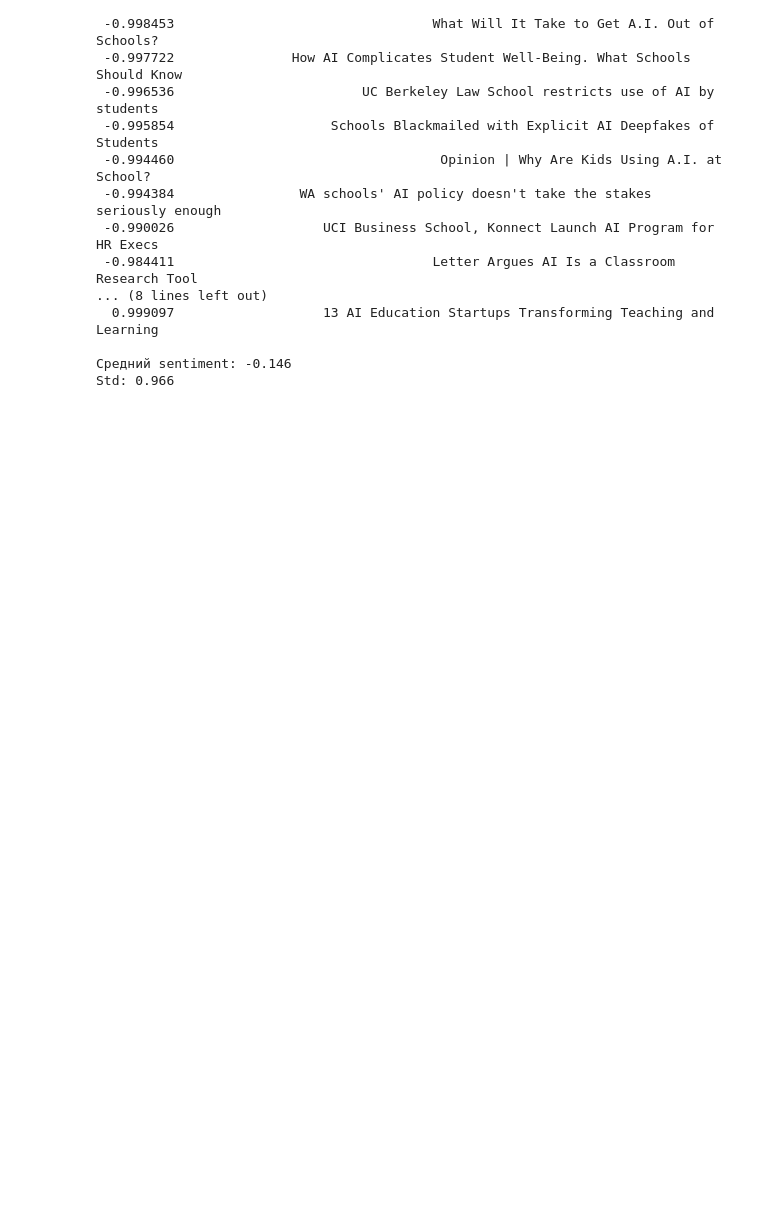
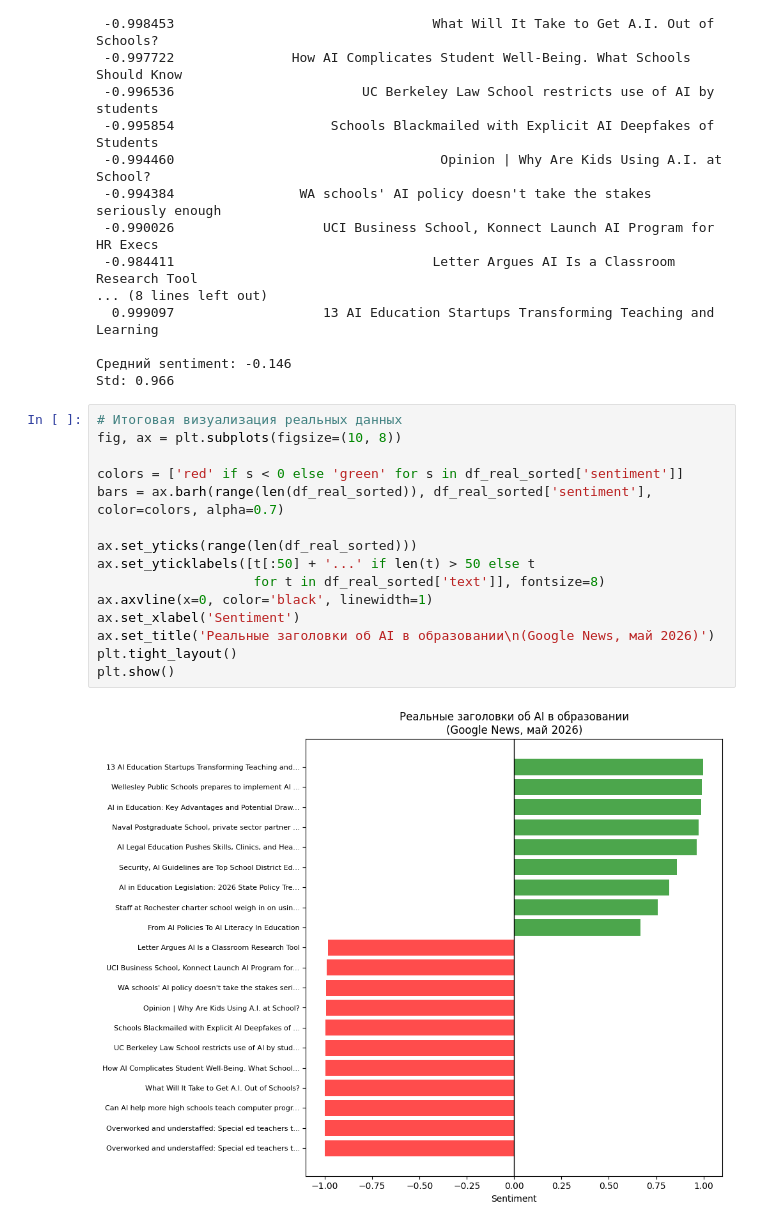
Before and after one commit to massimdaria-app/anthropic-fellows-research, a Jupyter notebook: day3_nlp.ipynb, the cells around one changed output. Cells and saved outputs as stored; diff of their text form; blank space fills up the shorter version.

Commit message:
Day 3: NLP sentiment analysis, TextBlob vs Transformer vs Claude API, real headlines

```diff
--- a/day3_nlp.ipynb
+++ b/day3_nlp.ipynb
@@ -333,3 +333,20 @@ print(f"Std: {df_real['sentiment'].std():.3f}")
 
 Средний sentiment: -0.146
 Std: 0.966
+# %%
+# Итоговая визуализация реальных данных
+fig, ax = plt.subplots(figsize=(10, 8))
+
+colors = ['red' if s < 0 else 'green' for s in df_real_sorted['sentiment']]
+bars = ax.barh(range(len(df_real_sorted)), df_real_sorted['sentiment'], color=colors, alpha=0.7)
+
+ax.set_yticks(range(len(df_real_sorted)))
+ax.set_yticklabels([t[:50] + '...' if len(t) > 50 else t
+                    for t in df_real_sorted['text']], fontsize=8)
+ax.axvline(x=0, color='black', linewidth=1)
+ax.set_xlabel('Sentiment')
+ax.set_title('Реальные заголовки об AI в образовании\n(Google News, май 2026)')
+plt.tight_layout()
+plt.show()
+# %% [output]
+[figure, added]
```
Also changed, not shown: parts of 5 cells of this notebook.
